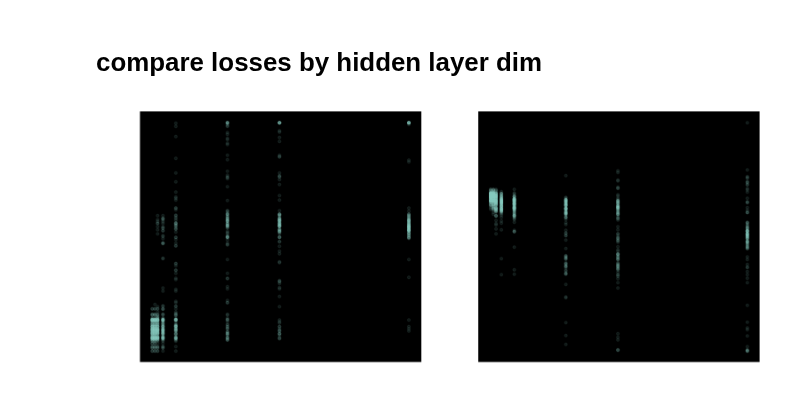
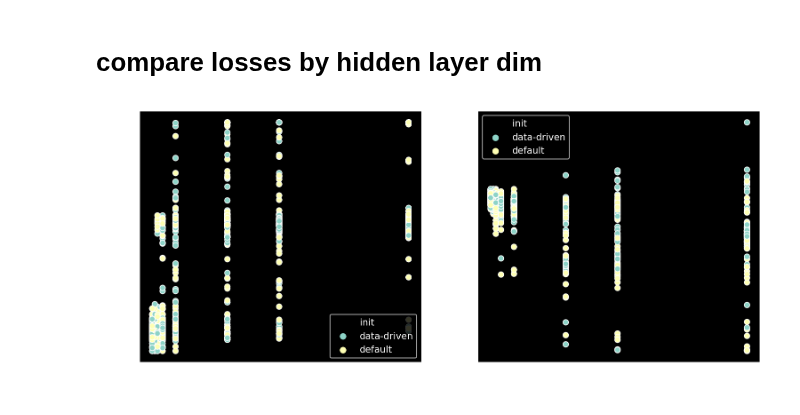
Before and after one commit to csinva/dnn-experiments, a Jupyter notebook: eda/analyze_sweeps_chandan.ipynb, the cells around one changed output. Cells and saved outputs as stored; diff of their text form; code cells hidden in the pictures.

Commit message:
sns plotting

```diff
--- a/eda/analyze_sweeps_chandan.ipynb
+++ b/eda/analyze_sweeps_chandan.ipynb
@@ -45,17 +46,16 @@ results.describe()
 # %%
 def lmplot(colx, coly, data=results, style='.', alpha=1., label='', bar=False):
     plt.plot(data[colx], data[coly], style, alpha=alpha, label=label)
 #     plt.bar(data[colx], data[coly], label=label) #, style, alpha=alpha, label=label)
     plt.xlabel(colx)
     plt.ylabel(coly)
     if label!='':
         plt.legend(loc='best')
 
-plt.figure(figsize=(12, 5), dpi=150)
-plt.subplot(121)
-lmplot('hidden1', 'max_acc', alpha=0.1)
+fig, ax = plt.subplots(figsize=(12, 5), dpi=150, ncols=2, nrows=1)
+sns.scatterplot(x='hidden1', y='max_acc', data=results, ax=ax[0], hue="init")
 
-plt.subplot(122)
-lmplot('hidden1', 'min_loss', alpha=0.1)
+sns.scatterplot(x='hidden1', y='min_loss', data=results, ax=ax[1], hue="init")
+plt.show()
 # %% [output]
-[figure, old version]
+[figure, new version]
```
Also changed, not shown: parts of 7 cells of this notebook, 4 other files.
